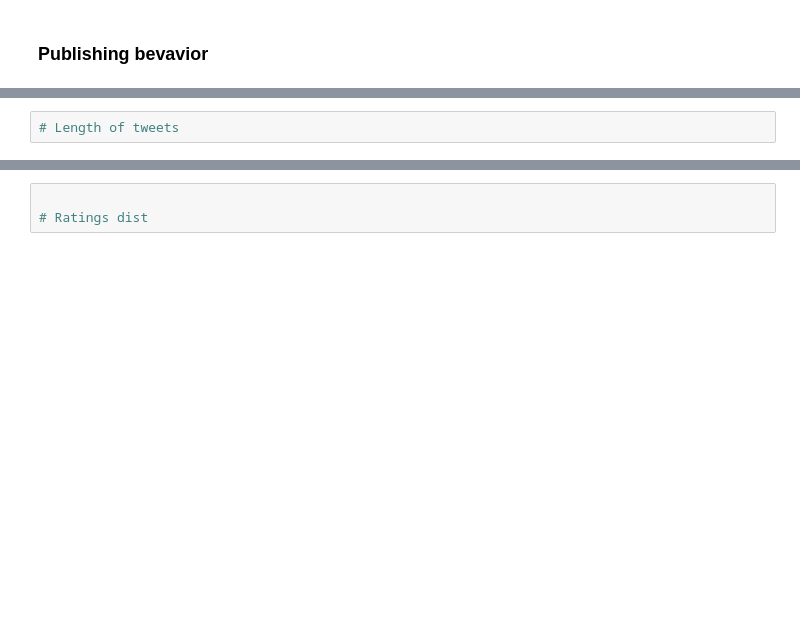
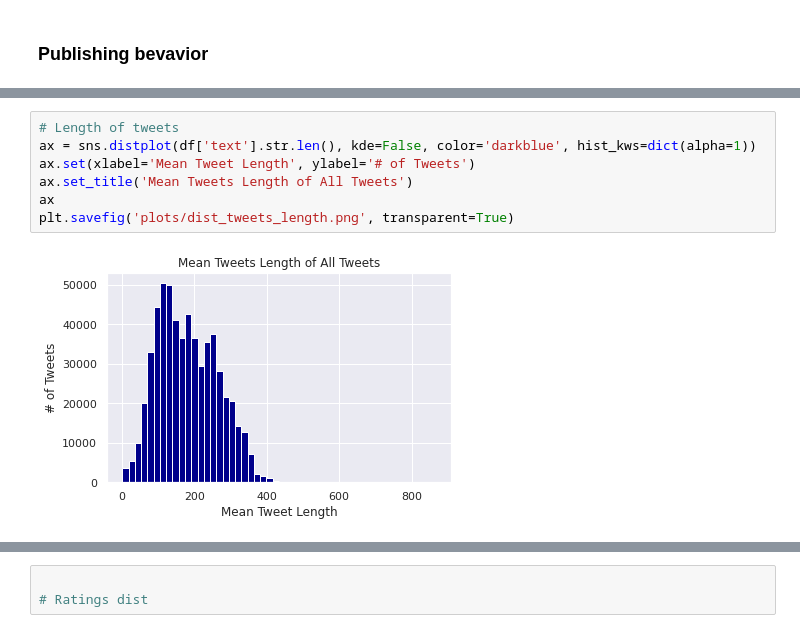
Before and after one commit to smidtfab/crypto_volatility, a Jupyter notebook: eda.ipynb, the cells around one changed output, grey strips where cells are left out. Saved outputs shown, nothing was run; the diff lists cells and outputs as text; blank space fills up the shorter version.

```diff
--- a/eda.ipynb
+++ b/eda.ipynb
@@ -58,2 +64,9 @@ Text(0, 0.5, '# Tweets Published')
-# %%
-# Length of tweets
+# %%
+# Length of tweets
+ax = sns.distplot(df['text'].str.len(), kde=False, color='darkblue', hist_kws=dict(alpha=1))
+ax.set(xlabel='Mean Tweet Length', ylabel='# of Tweets')
+ax.set_title('Mean Tweets Length of All Tweets')
+ax
+plt.savefig('plots/dist_tweets_length.png', transparent=True)
+# %% [output]
+[figure, added]
```
Also changed, not shown: parts of 5 cells of this notebook, 3 other files.
